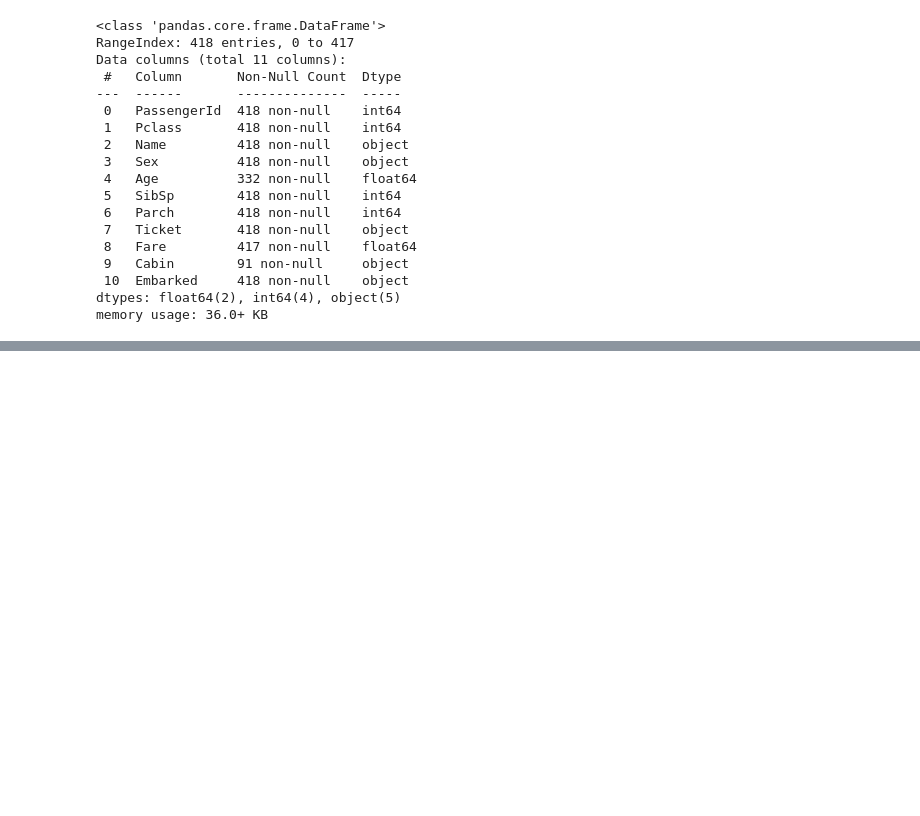
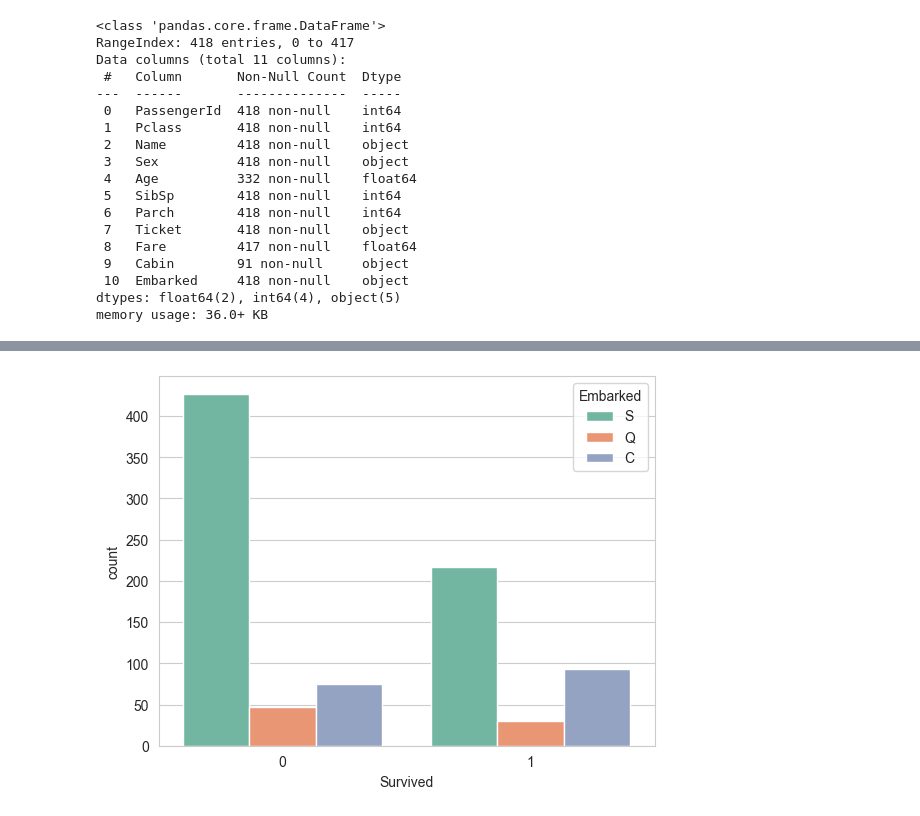
Before and after one commit to GridasovSasha/ML_classification_Titanic, a Jupyter notebook: main.ipynb, the cells around one changed output, grey strips where cells are left out. Cells and saved outputs as stored; diff of their text form; code cells hidden in the pictures; blank space fills up the shorter version.

```diff
--- a/main.ipynb
+++ b/main.ipynb
@@ -78,0 +86,5 @@ Name: Survived, dtype: int64
+# %%
+sns.countplot(data=train_df, x='Survived', hue='Embarked')
+plt.show()
+# %% [output]
+[figure, added]
```
Also changed, not shown: parts of 12 cells of this notebook.
